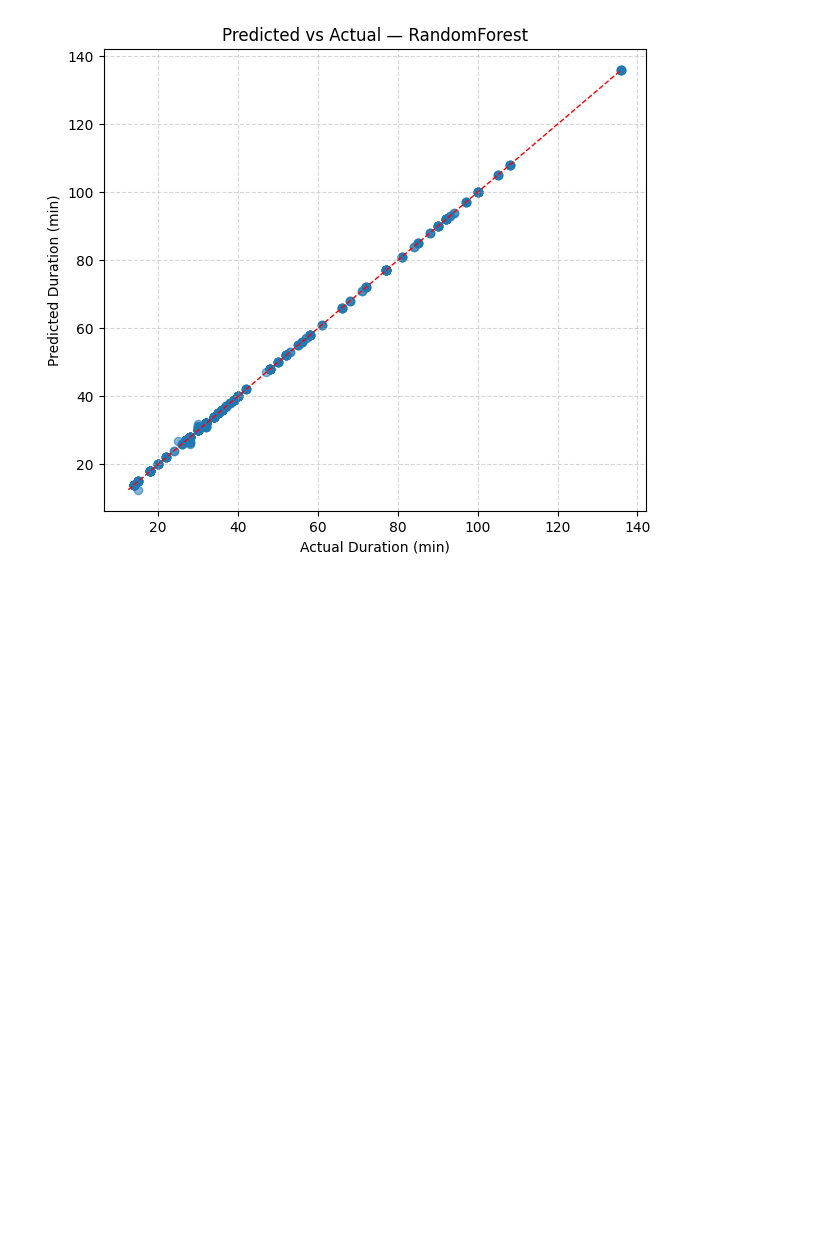
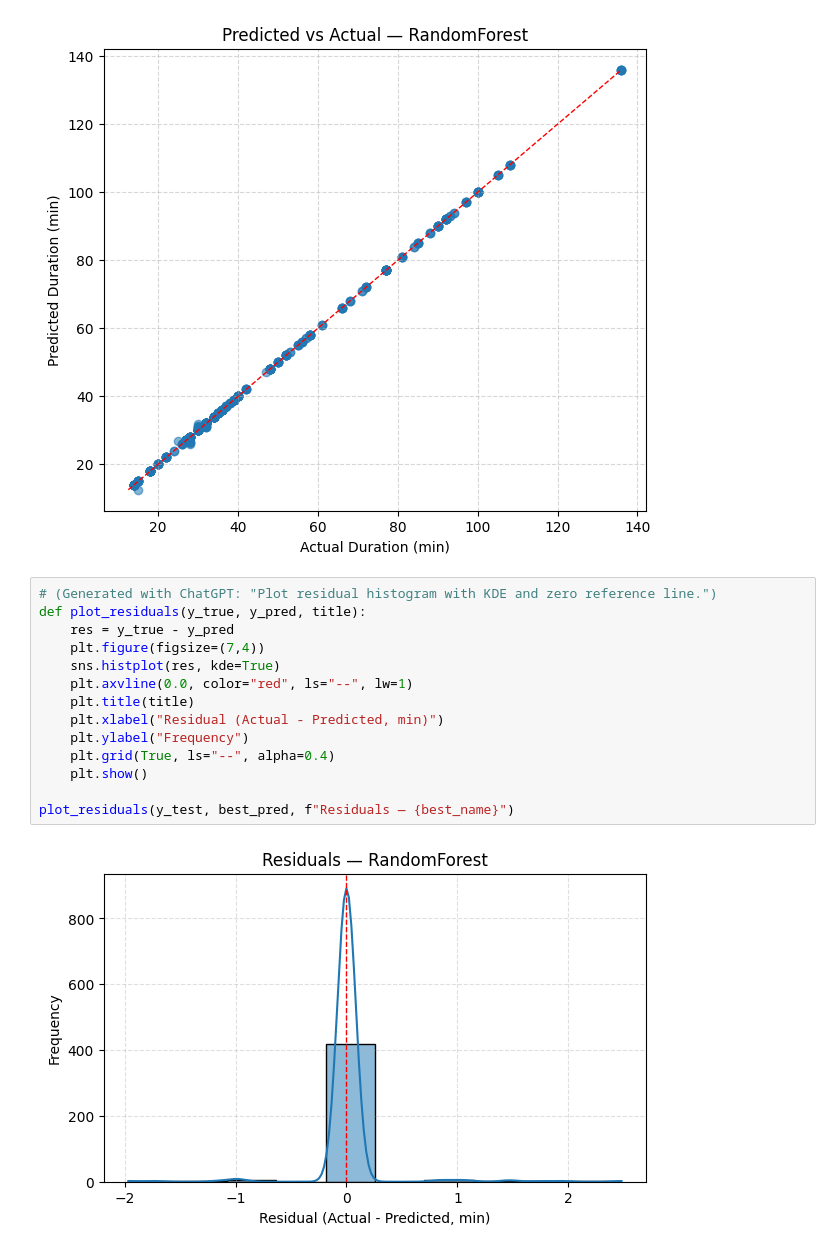
Before and after one commit to Reddy3001/Assignment-2-CSCN8030, a Jupyter notebook: RPwithAI.ipynb, the cells around one changed output. Saved outputs shown, nothing was run; the diff lists cells and outputs as text; blank space fills up the shorter version.

```diff
--- a/RPwithAI.ipynb
+++ b/RPwithAI.ipynb
@@ -172,3 +172,19 @@ plot_pred_vs_actual(y_test, best_pred, f"Predicted vs Actual — {best_name}")
 # %% [output]
 Best model by MAE: RandomForest | MAE=0.05 | R²=1.00
 [figure]
+# %%
+# (Generated with ChatGPT: "Plot residual histogram with KDE and zero reference line.")
+def plot_residuals(y_true, y_pred, title):
+    res = y_true - y_pred
+    plt.figure(figsize=(7,4))
+    sns.histplot(res, kde=True)
+    plt.axvline(0.0, color="red", ls="--", lw=1)
+    plt.title(title)
+    plt.xlabel("Residual (Actual - Predicted, min)")
+    plt.ylabel("Frequency")
+    plt.grid(True, ls="--", alpha=0.4)
+    plt.show()
+
+plot_residuals(y_test, best_pred, f"Residuals — {best_name}")
+# %% [output]
+[figure, added]
```
